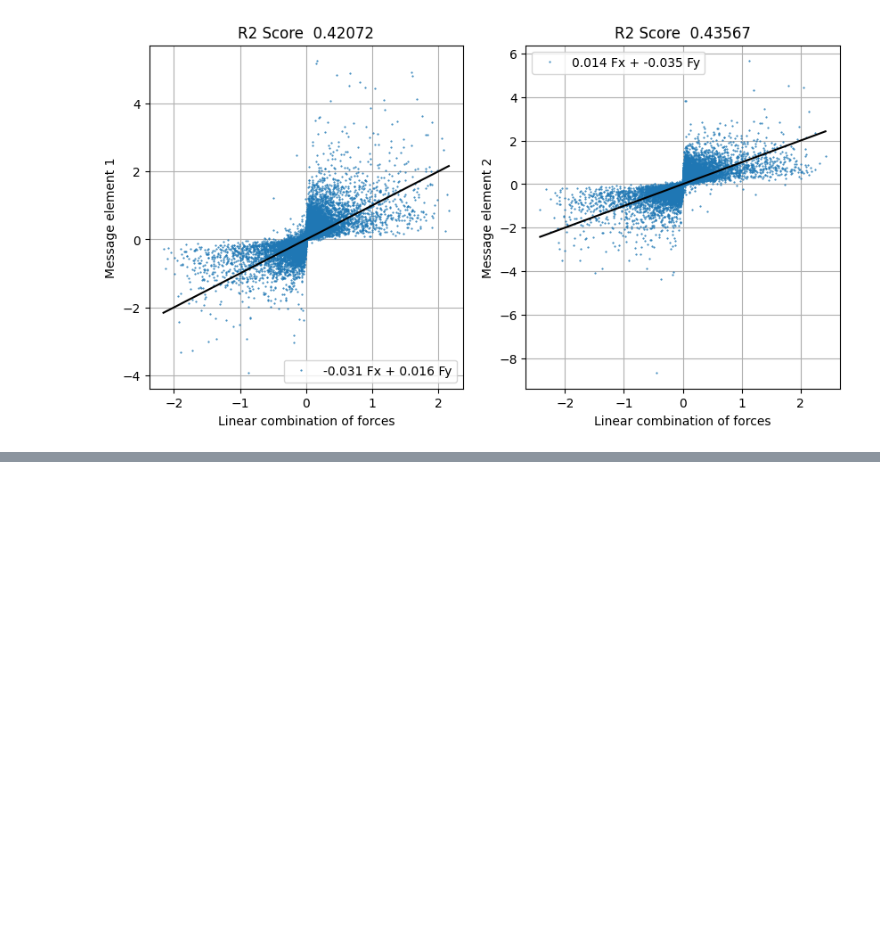
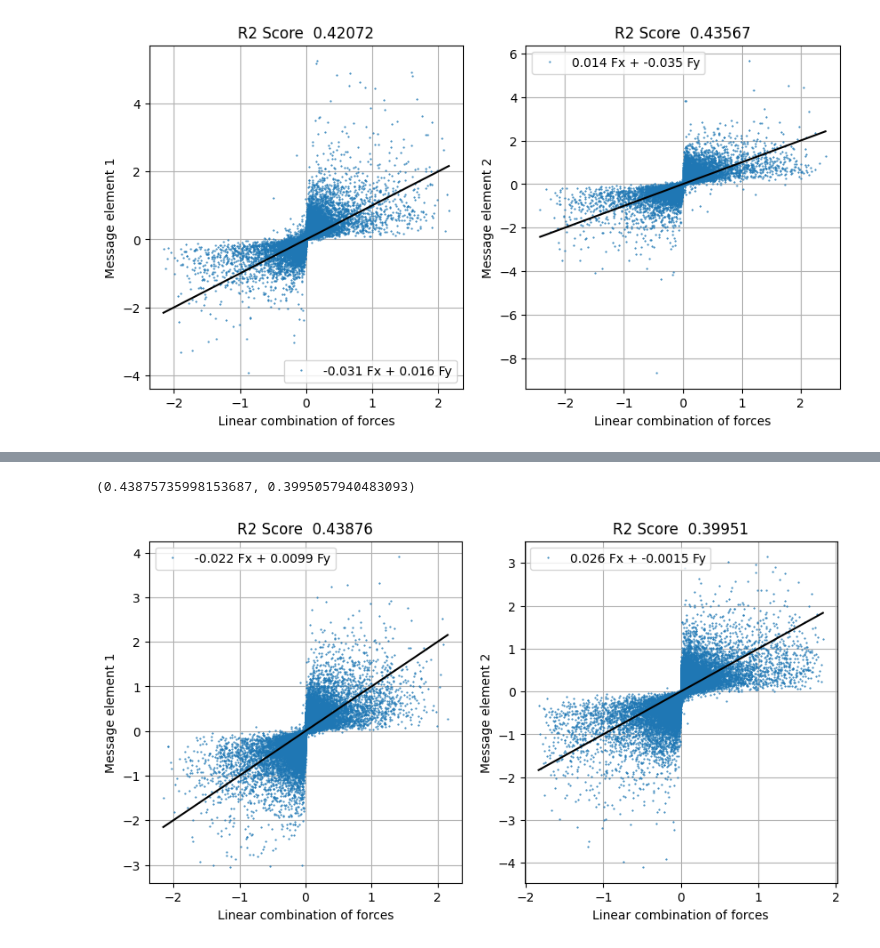
Before and after one commit to elizabethsztan/symbolic_distillation_GNNs, a Jupyter notebook: testing/latent_representation.ipynb, the cells around one changed output, grey strips where cells are left out. Drawn from its saved outputs; the diff is of its cells as text; code cells hidden in the pictures; blank space fills up the shorter version.

```diff
--- a/testing/latent_representation.ipynb
+++ b/testing/latent_representation.ipynb
@@ -313,0 +311,6 @@ r2_plots(model_l1, X_test_rand)
+# %%
+cutoff = 20000
+val_cutoff = int(cutoff*0.25)
+
+#train the model on a small amount of data
+model_n4 = train((X_train[:cutoff], y_train[:cutoff]), (X_val[:cutoff], y_val[:cutoff]), 30, patience= 10)
@@ -313,0 +356,2 @@ r2_plots(model_l1, X_test_rand)
+# %%
+model_n4_l1 = train_L1((X_train[:cutoff], y_train[:cutoff]), (X_val[:cutoff], y_val[:cutoff]), 30, patience= 5)
@@ -313,0 +389,5 @@ r2_plots(model_l1, X_test_rand)
+# %%
+r2_plots(model_n4_l1, X_test_rand)
+# %% [output]
+(0.43875735998153687, 0.3995057940483093)
+[figure, added]
```
Also changed, not shown: parts of 10 cells of this notebook.
